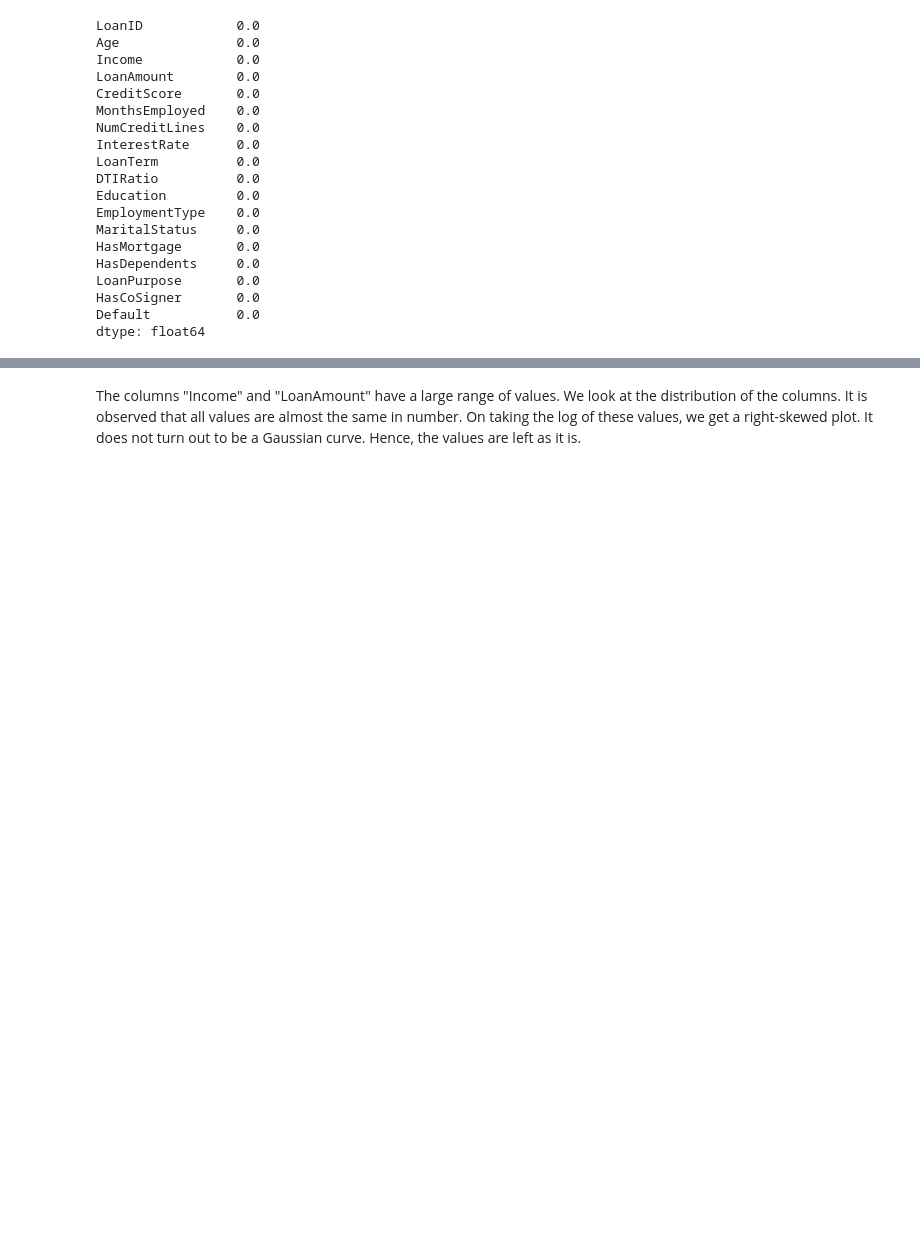
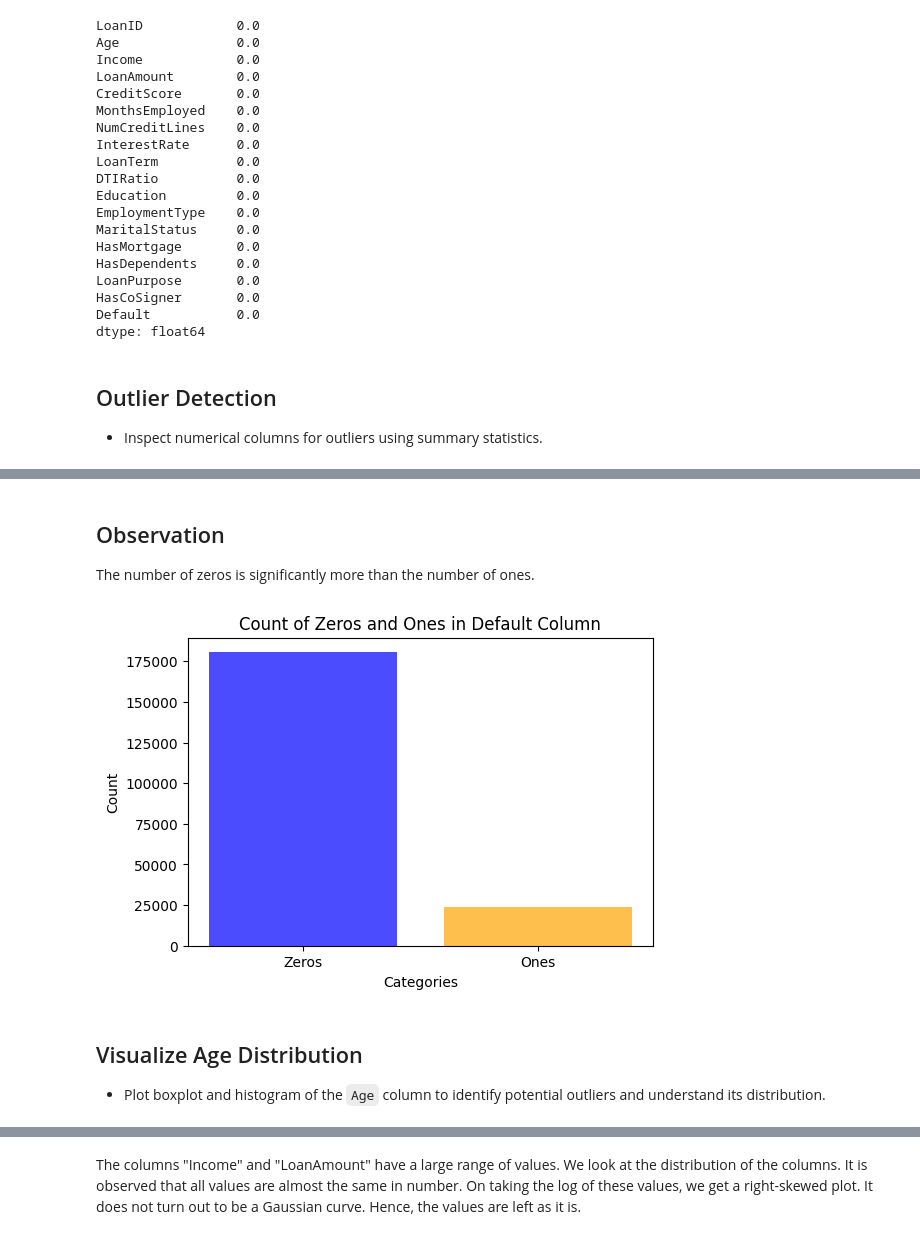
Before and after one commit to Kandarp08/AIM511---Project, a Jupyter notebook: data_preprocessing.ipynb, the cells around one changed output, grey strips where cells are left out. Cells and saved outputs as stored; diff of their text form; code cells hidden in the pictures; blank space fills up the shorter version.

Commit message:
bar graph and markdown added for pre-processing

```diff
--- a/data_preprocessing.ipynb
+++ b/data_preprocessing.ipynb
@@ -53,6 +64,9 @@ LoanPurpose       0.0
 HasCoSigner       0.0
 Default           0.0
 dtype: float64
+# %% [markdown]
+## Outlier Detection
+- Inspect numerical columns for outliers using summary statistics.
 # %%
 #outlier detection and removal
 numerical_cols=df.select_dtypes(include=['float64','int64']).columns
@@ -68,6 +82,26 @@ summary_stats
 | 50% | 43.000000 | 82400.000000 | 127603.000000 | 574.000000 | 59.000000 | 3.000000 | 13.450000 | 36.000000 | ... |
 | 75% | 56.000000 | 116247.000000 | 188843.000000 | 712.000000 | 90.000000 | 4.000000 | 19.240000 | 48.000000 | ... |
 | max | 69.000000 | 149999.000000 | 249999.000000 | 849.000000 | 119.000000 | 4.000000 | 25.000000 | 60.000000 | ... |
+# %% [markdown]
+## Observation
+
+The number of zeros is significantly more than the number of ones.
+# %%
+ones = (df['Default'] == 1).sum()
+zeros = (df['Default'] == 0).sum()
+categories = ['Zeros', 'Ones']
+counts = [zeros, ones]
+plt.figure(figsize=(6, 4))
+plt.bar(categories, counts, color=['blue', 'orange'], alpha=0.7)
+plt.title('Count of Zeros and Ones in Default Column')
+plt.ylabel('Count')
+plt.xlabel('Categories')
+plt.show()
+# %% [output]
+[figure, added]
+# %% [markdown]
+## Visualize Age Distribution
+- Plot boxplot and histogram of the `Age` column to identify potential outliers and understand its distribution.
 # %%
 #plot Age
 plt.figure(figsize=(8, 5))
```
Also changed, not shown: parts of 14 cells of this notebook.
